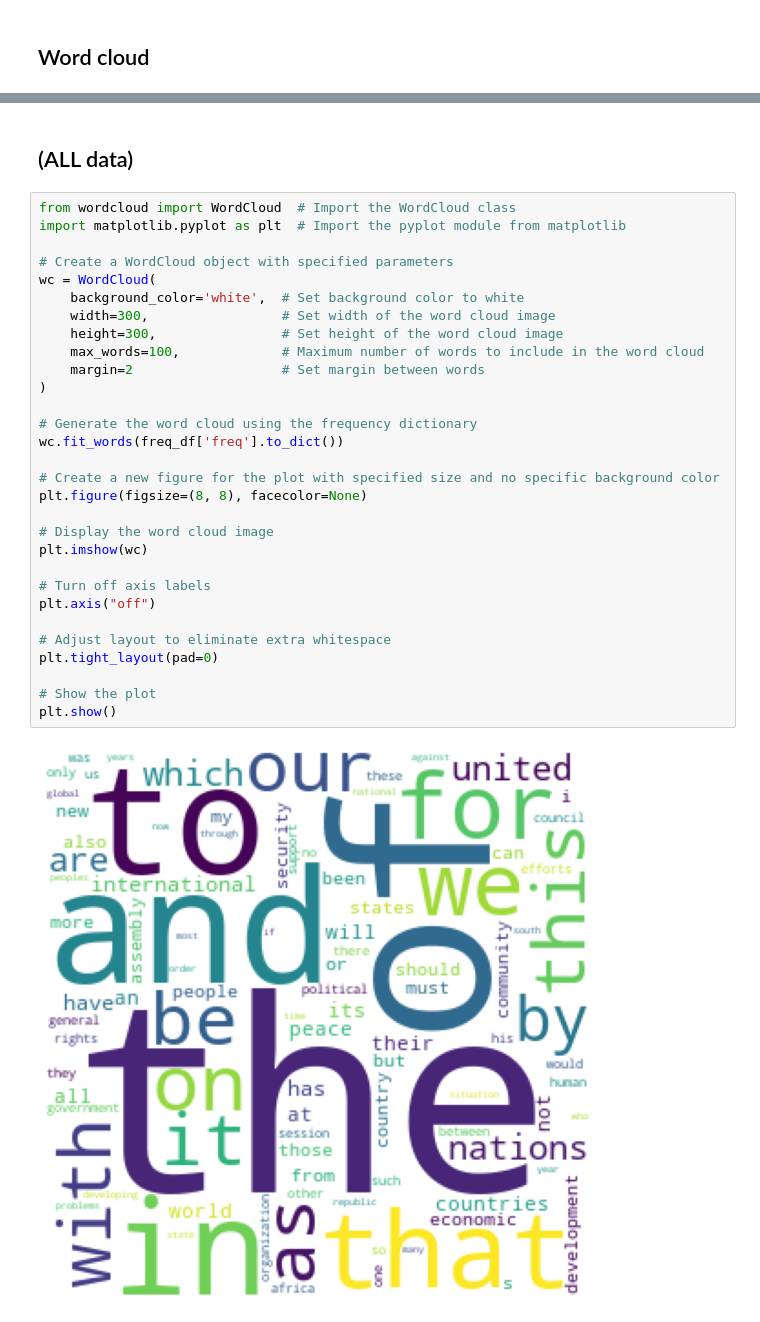
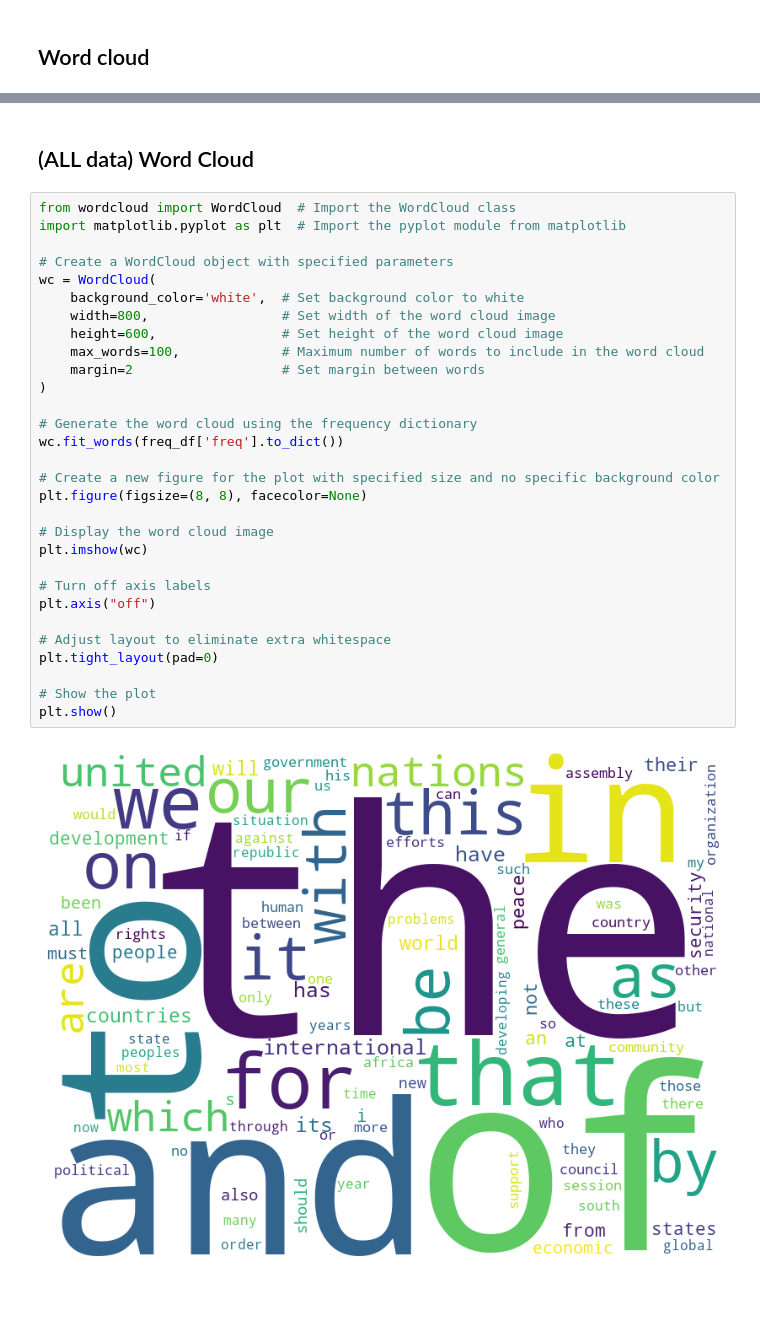
Before and after one commit to KeerthiR02/TextBasedAnalysis, a Jupyter notebook: Classwork-2.ipynb, the cells around one changed output, grey strips where cells are left out. Cells and saved outputs as stored; diff of their text form; blank space fills up the shorter version.

```diff
--- a/Classwork-2.ipynb
+++ b/Classwork-2.ipynb
@@ -367,34 +360,34 @@ plt.axis("off")
 # %% [markdown]
-##  (ALL data)
+##  (ALL data) Word Cloud
 # %%
 from wordcloud import WordCloud  # Import the WordCloud class
 import matplotlib.pyplot as plt  # Import the pyplot module from matplotlib
 
 # Create a WordCloud object with specified parameters
 wc = WordCloud(
     background_color='white',  # Set background color to white
-    width=300,                 # Set width of the word cloud image
-    height=300,                # Set height of the word cloud image
+    width=800,                 # Set width of the word cloud image
+    height=600,                # Set height of the word cloud image
     max_words=100,             # Maximum number of words to include in the word cloud
     margin=2                   # Set margin between words
 )
 
 # Generate the word cloud using the frequency dictionary
 wc.fit_words(freq_df['freq'].to_dict())
 
 # Create a new figure for the plot with specified size and no specific background color
 plt.figure(figsize=(8, 8), facecolor=None)
 
 # Display the word cloud image
 plt.imshow(wc)
 
 # Turn off axis labels
 plt.axis("off")
 
 # Adjust layout to eliminate extra whitespace
 plt.tight_layout(pad=0)
 
 # Show the plot
 plt.show()
 # %% [output]
-[figure, old version]
+[figure, new version]
```
Also changed, not shown: parts of 20 cells of this notebook.
